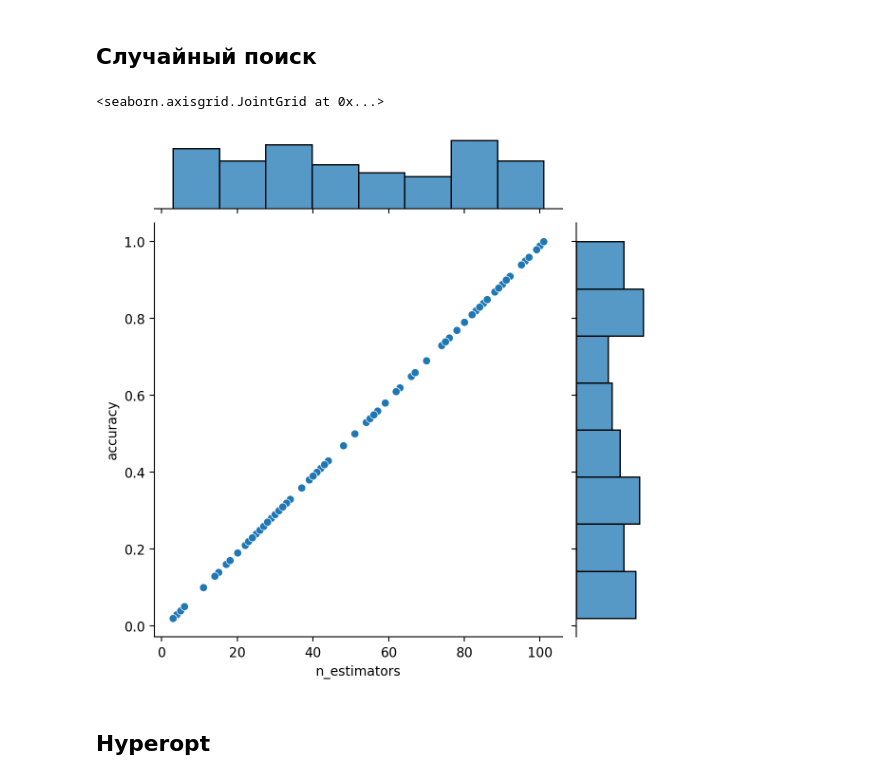
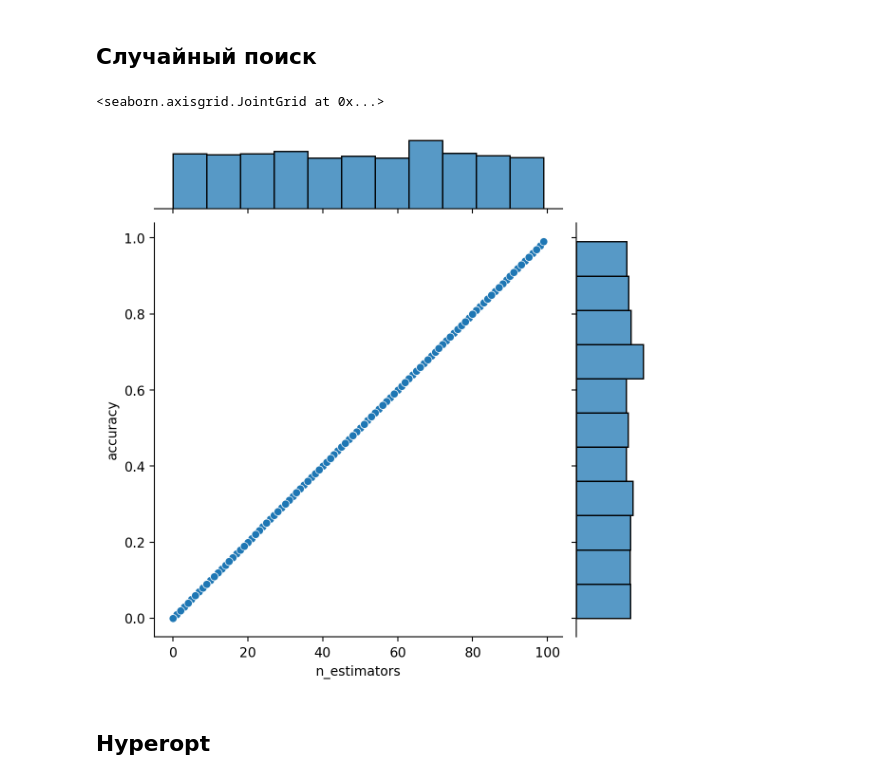
Before and after one commit to peter-and-wolf/otus_mlops_automl, a Jupyter notebook: notebooks/hyperopt-example.ipynb, the cells around one changed output. Cells and saved outputs as stored; diff of their text form; code cells hidden in the pictures.

```diff
--- a/notebooks/hyperopt-example.ipynb
+++ b/notebooks/hyperopt-example.ipynb
@@ -33,23 +29,27 @@ MAX_ESTIMATORS = 101
+# %%
+MIN_ESTIMATORS = 0
+MAX_ESTIMATORS = 100
+MAX_ITERATION = 1000
 # %%
-options = np.arange(2, 102, dtype=int)
+options = np.arange(MIN_ESTIMATORS, MAX_ESTIMATORS, dtype=int)
 
 history = []
 
 for _ in tqdm(range(MAX_ITERATION), total=MAX_ITERATION):
   n_estimators = np.random.choice(options)
 
   # Считаем, что точность прямопропорциональна n_estimators
   # и равна MinMaxScaler от всех вариантов
   accuracy = (n_estimators-MIN_ESTIMATORS)/(MAX_ESTIMATORS-MIN_ESTIMATORS)
   history.append({
     'accuracy': accuracy,
     'n_estimators': n_estimators
   })
 
 sns.jointplot(data=pd.DataFrame(history), x='n_estimators', y='accuracy')
 # %% [output]
 <seaborn.axisgrid.JointGrid at 0x...>
-[figure, old version]
+[figure, new version]
 # %% [markdown]
 ## Hyperopt
 # %% [markdown]
```
Also changed, not shown: parts of 4 cells of this notebook, 5 other files.
